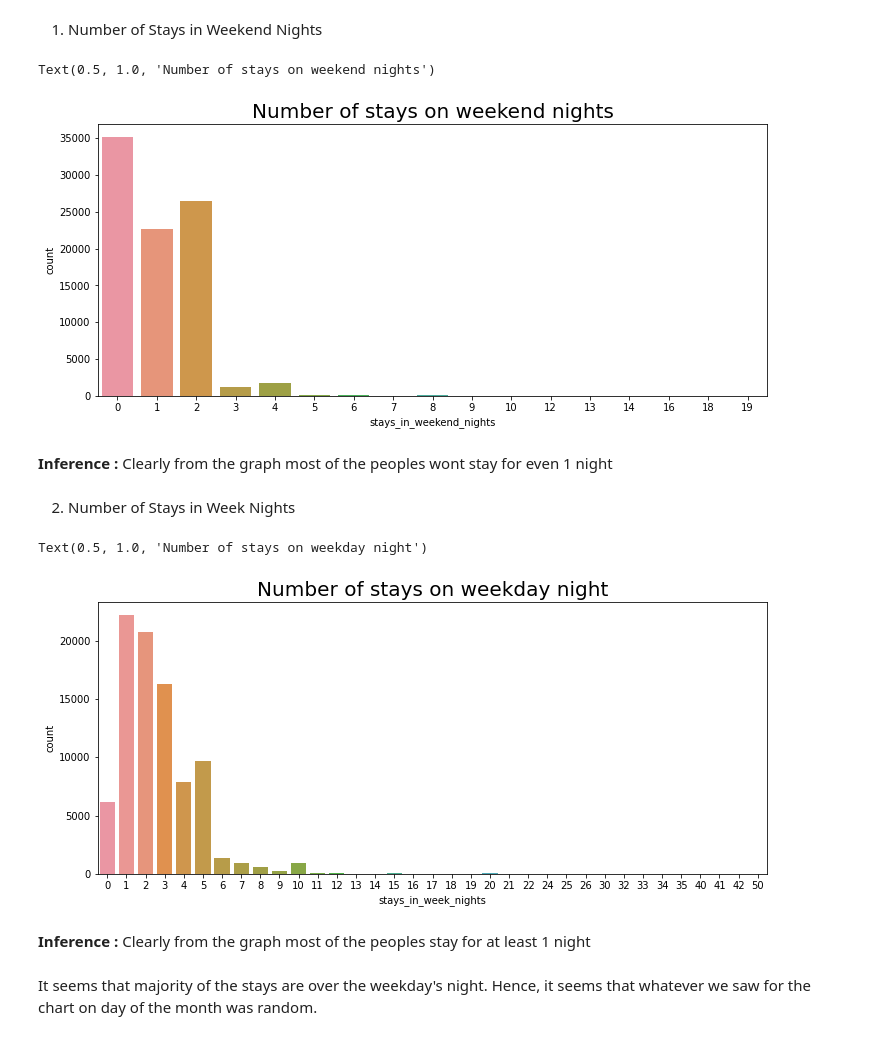
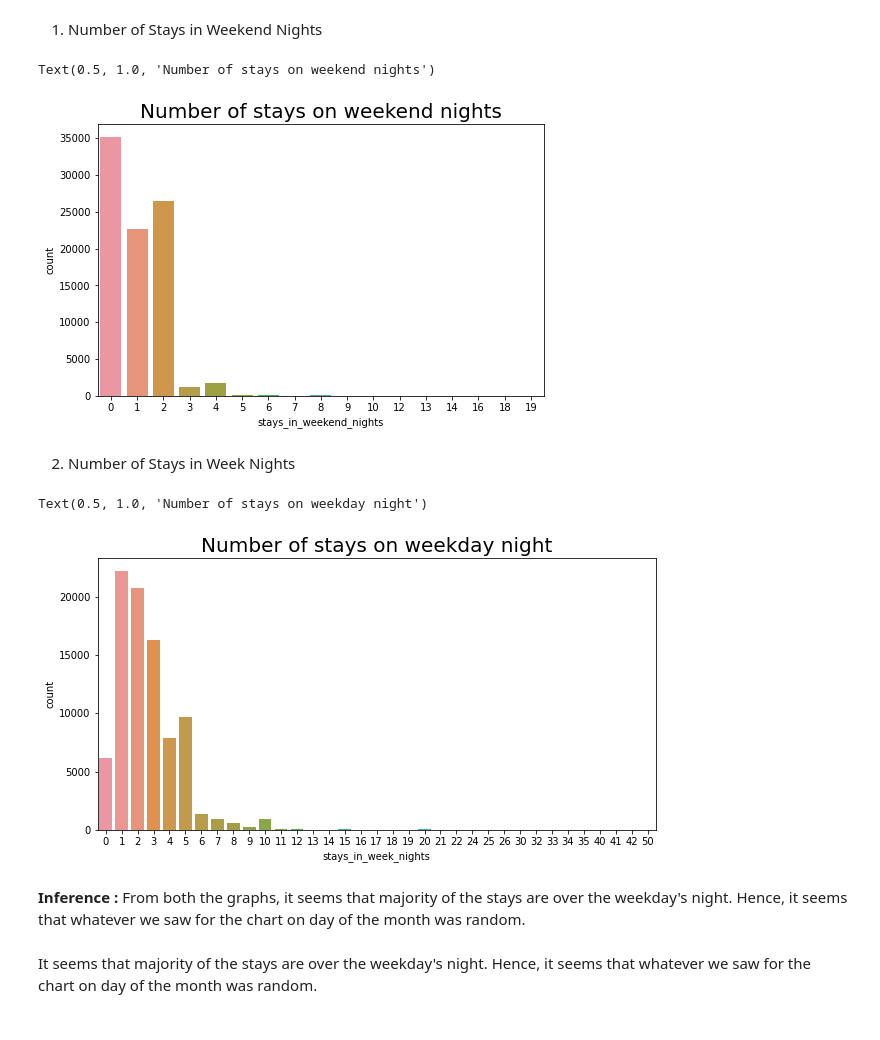
Before and after one commit to rohithv-21/Hotel-booking-analysis, a Jupyter notebook: Hotel_booking_analysis_(Team).ipynb, the cells around one changed output. Saved outputs shown, nothing was run; the diff lists cells and outputs as text; code cells hidden in the pictures.

```diff
--- a/Hotel_booking_analysis_(Team).ipynb
+++ b/Hotel_booking_analysis_(Team).ipynb
@@ -439,23 +500,21 @@ Text(0.5, 1.0, 'Types of distribution channel')
 # %% [markdown]
 1) Number of Stays in Weekend Nights
 # %%
-plt.figure(figsize=(12,5))
+plt.figure(figsize=(8,5))
 sns.countplot(data = df, x = 'stays_in_weekend_nights').set_title('Number of stays on weekend nights', fontsize = 20)
 # %% [output]
 Text(0.5, 1.0, 'Number of stays on weekend nights')
-[figure, old version]
+[figure, new version]
-# %% [markdown]
-**Inference :** Clearly from the graph most of the peoples wont stay for even 1 night
 # %% [markdown]
 2) Number of Stays in Week Nights
 # %%
-plt.figure(figsize=(12,5))
+plt.figure(figsize=(10,5))
 sns.countplot(data = df, x = 'stays_in_week_nights' ).set_title('Number of stays on weekday night' , fontsize = 20)
 # %% [output]
 Text(0.5, 1.0, 'Number of stays on weekday night')
-[figure, old version]
+[figure, new version]
-# %% [markdown]
-**Inference :** Clearly from the graph most of the peoples stay for at least 1 night
+# %% [markdown]
+**Inference :** From both the graphs, it seems that majority of the stays are over the weekday's night. Hence, it seems that whatever we saw for the chart on day of the month was random.
 # %% [markdown]
 It seems that majority of the stays are over the weekday's night. Hence, it seems that whatever we saw for the chart on day of the month was random.
 # %% [markdown]
```
Also changed, not shown: parts of 34 cells of this notebook.
